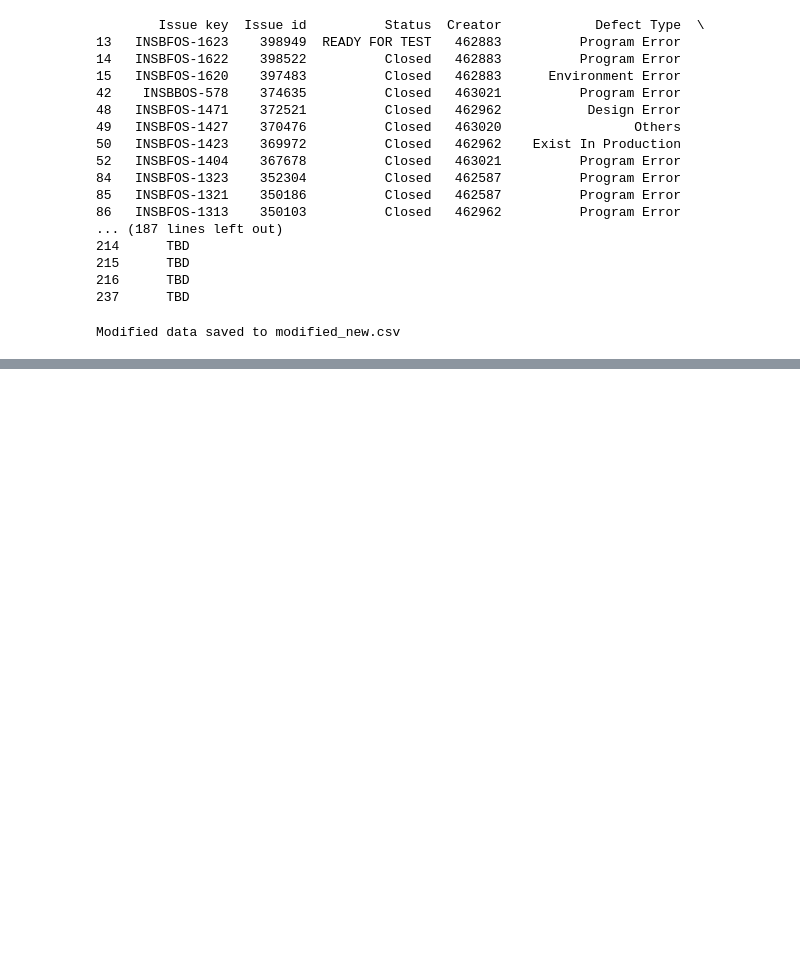
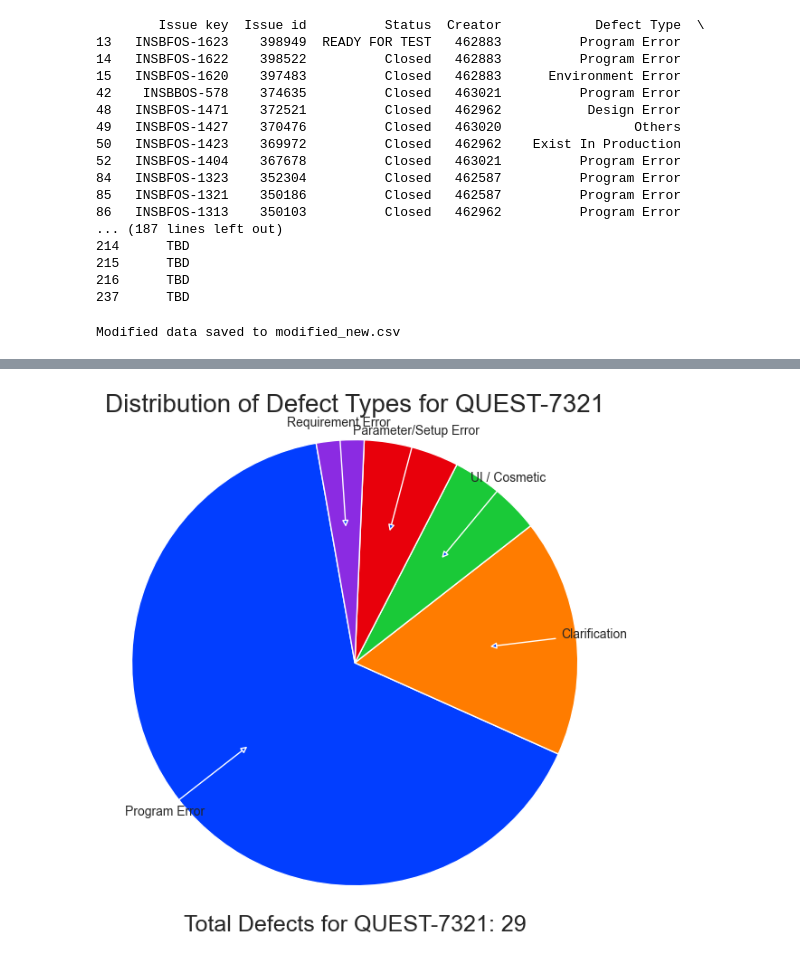
Before and after one commit to JJLee2910/Jira-Dashboard, a Jupyter notebook: Jira_Data_Cleaning_Process.ipynb, the cells around one changed output, grey strips where cells are left out. Cells and saved outputs as stored; diff of their text form; code cells hidden in the pictures; blank space fills up the shorter version.

```diff
--- a/Jira_Data_Cleaning_Process.ipynb
+++ b/Jira_Data_Cleaning_Process.ipynb
@@ -228,0 +289,39 @@ Modified data saved to modified_new.csv
+# %%
+import numpy as np
+
+# Filter the DataFrame to include only rows with "QUEST-7321"
+quest_number = 'QUEST-7321'
+filtered_df = df[df['Modified Summary'] == quest_number]
+
+# Count the occurrences of each defect type
+defect_count = filtered_df['Defect Type'].value_counts()
+
+# Set a Seaborn style and palette
+sns.set(style='whitegrid')
+sns.set_palette('bright')
+
+# Create a custom explode list to separate specific segments
+explode = [0.1 if defect_type == 'SpecificDefectType' else 0 for defect_type in defect_count.index]
+
+# Create the pie chart with labels displayed inside and exploded segments
+plt.figure(figsize=(7, 7))
+plt.pie(defect_count, labels=None, autopct='', startangle=100, textprops={'fontsize': 5}, explode=explode)
+plt.title(f'Distribution of Defect Types for {quest_number}', fontsize=20)
+plt.axis('equal')  # Equal aspect ratio ensures that the pie is drawn as a circle
+
+# Create a label below the chart that shows the total defect count
+total_defect = defect_count.sum()
+total_label = f'Total Defects for {quest_number}: {total_defect}'
+plt.text(0, -1.2, total_label, ha='center', fontsize=18)
+
+# Create lines with arrows pointing from the chart to the labels
+for label, angle in zip(defect_count.index, plt.gca().patches):
+    ang = (angle.theta2 + angle.theta1) / 2.0
+    y = (0.6) * np.sin(np.deg2rad(ang))
+    x = (0.6) * np.cos(np.deg2rad(ang))
+    plt.annotate(label, (x, y), (x * 1.8, y * 1.8), fontsize=10, ha='center', va='center', arrowprops=dict(arrowstyle='-|>'))
+
+# Display the pie chart
+plt.show()
+# %% [output]
+[figure, added]
```
Also changed, not shown: parts of 7 cells of this notebook, 1 other file.
